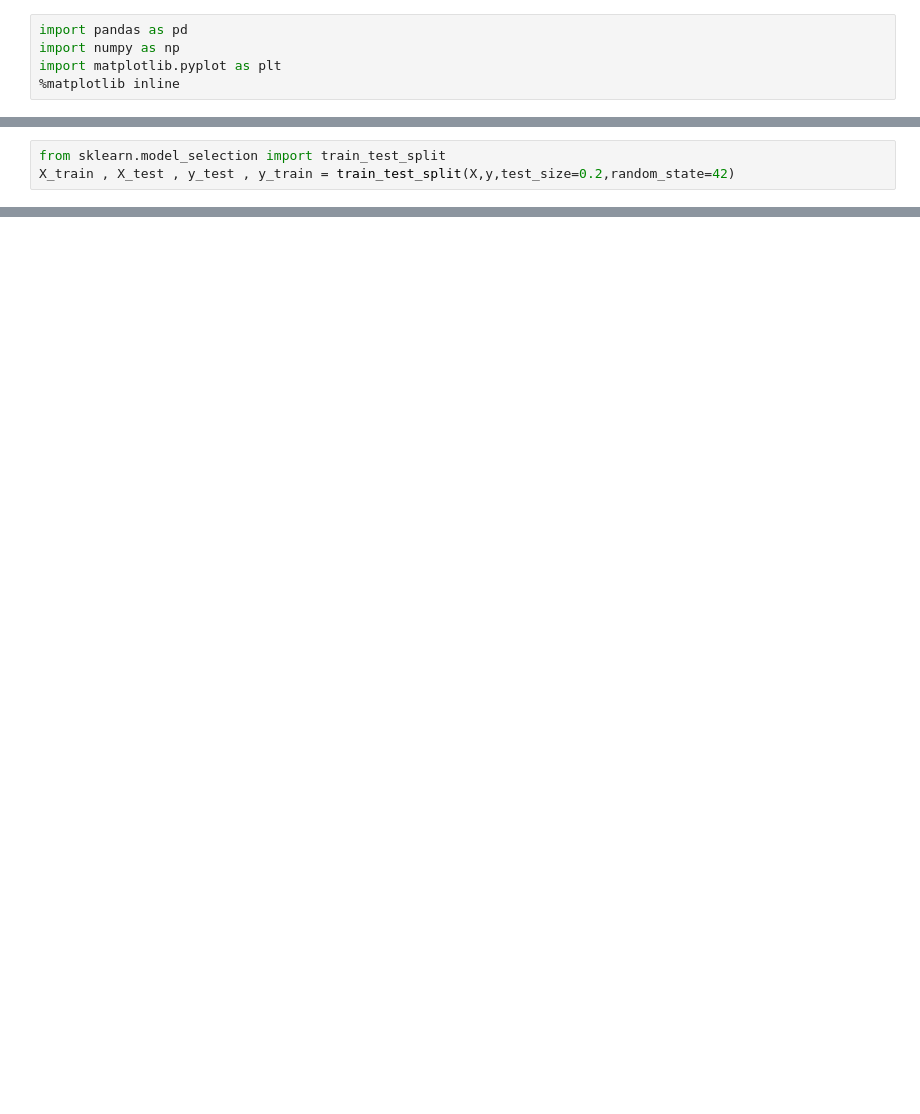
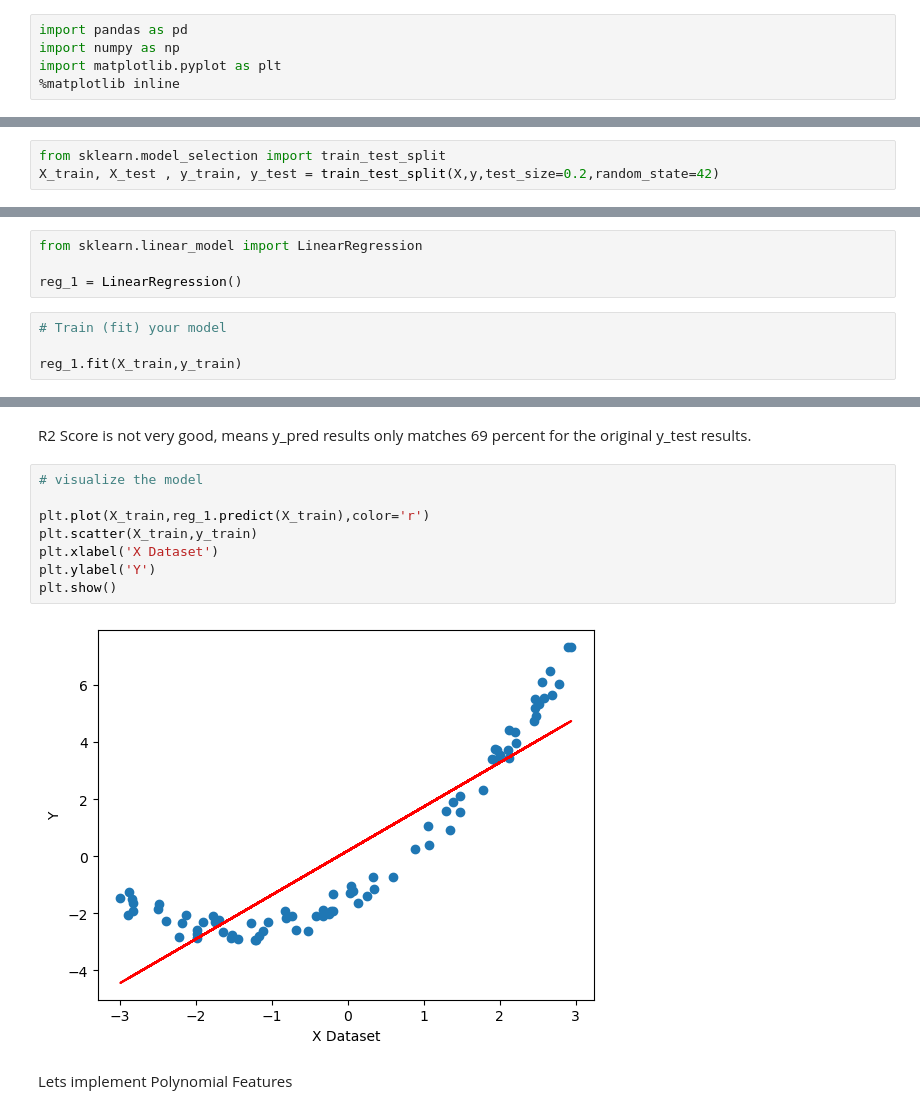
Before and after one commit to av-datadev/expedition, a Jupyter notebook: Python/Linear/polynomial.ipynb, the cells around one changed output, grey strips where cells are left out. Drawn from its saved outputs; the diff is of its cells as text; blank space fills up the shorter version.

```diff
--- a/Python/Linear/polynomial.ipynb
+++ b/Python/Linear/polynomial.ipynb
@@ -16,3 +28,3 @@ plt.show()
 # %%
 from sklearn.model_selection import train_test_split
-X_train , X_test , y_test , y_train = train_test_split(X,y,test_size=0.2,random_state=42)
+X_train, X_test , y_train, y_test = train_test_split(X,y,test_size=0.2,random_state=42)
@@ -18,0 +33,8 @@ X_train , X_test , y_test , y_train = train_test_split(X,y,test_size=0.2,random_
+# %%
+from sklearn.linear_model import LinearRegression
+
+reg_1 = LinearRegression()
+# %%
+# Train (fit) your model
+
+reg_1.fit(X_train,y_train)
@@ -18,0 +50,14 @@ X_train , X_test , y_test , y_train = train_test_split(X,y,test_size=0.2,random_
+# %% [markdown]
+R2 Score is not very good, means y_pred results only matches 69 percent for the original y_test results.
+# %%
+# visualize the model
+
+plt.plot(X_train,reg_1.predict(X_train),color='r')
+plt.scatter(X_train,y_train)
+plt.xlabel('X Dataset')
+plt.ylabel('Y')
+plt.show()
+# %% [output]
+[figure, added]
+# %% [markdown]
+Lets implement Polynomial Features
```
Also changed, not shown: parts of 19 cells of this notebook, 7 other files.
